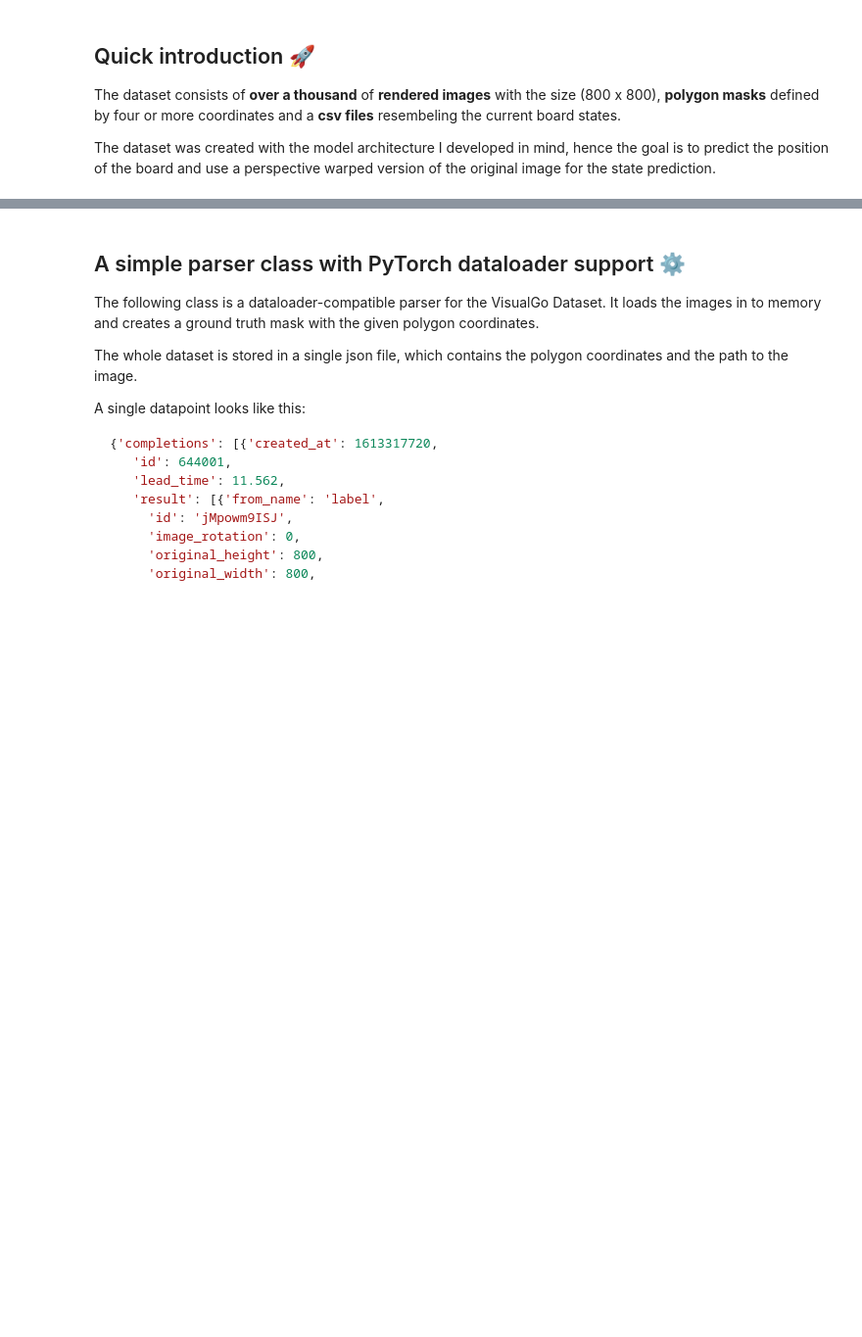
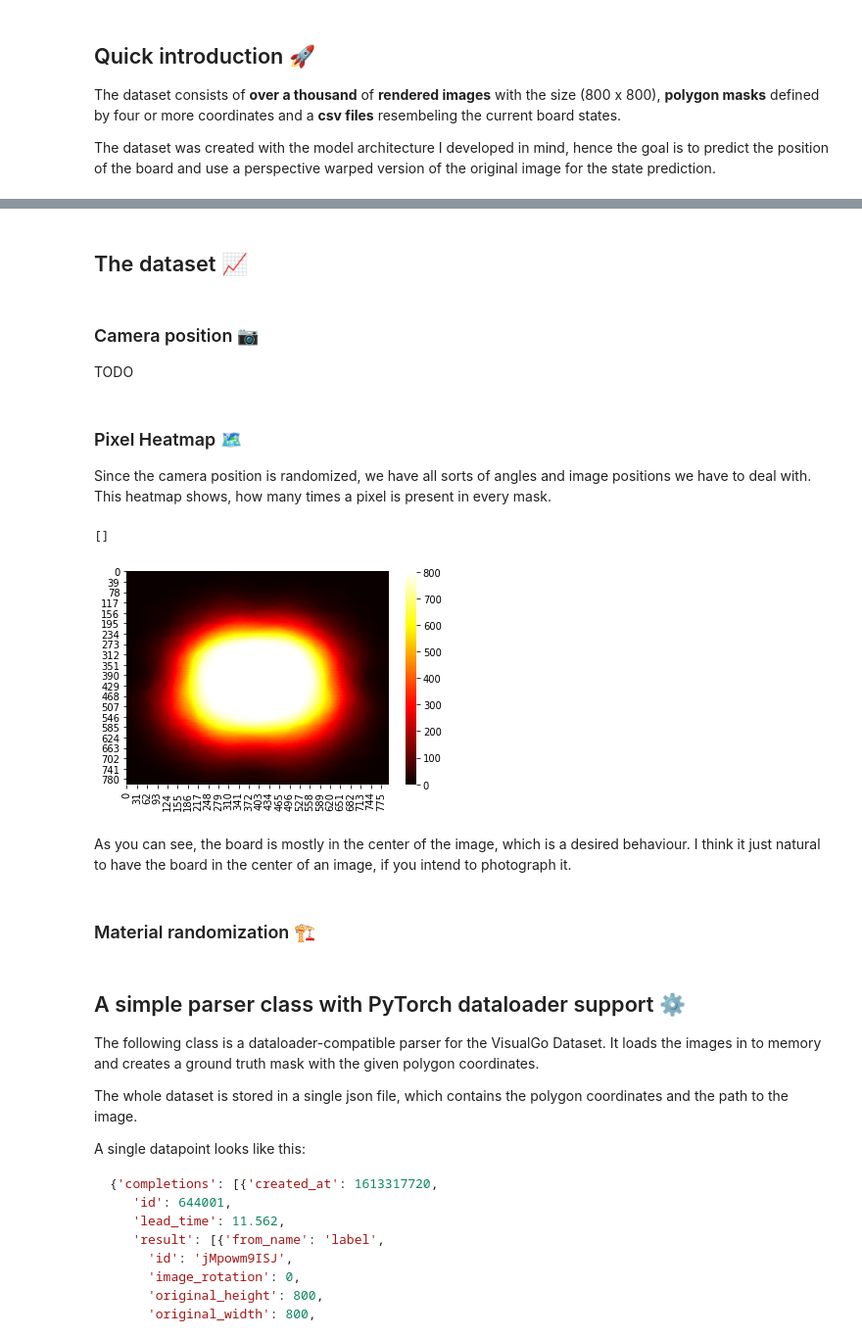
Before and after one commit to LuanAdemi/VisualGo, a Jupyter notebook: EDA.ipynb, the cells around one changed output, grey strips where cells are left out. Shown at 98% size. Saved outputs shown, nothing was run; the diff lists cells and outputs as text; code cells hidden in the pictures; blank space fills up the shorter version.

```diff
--- a/EDA.ipynb
+++ b/EDA.ipynb
@@ -59,3 +64,26 @@ This left me with the dataset that I used in this project, which we are going to
+# %% [markdown]
+## The dataset 📈
+# %% [markdown]
+### Camera position 📷
+
+TODO
+# %% [markdown]
+### Pixel Heatmap 🗺️
+Since the camera position is randomized, we have all sorts of angles and image positions we have to deal with. This heatmap shows, how many times a pixel is present in every mask.
+# %%
+d = MaskDataset("result.json","board_masks/upload/", 800)
+hm = d[0][1]
+for i in range(1, len(d)):
+    hm += d[i][1]
+sns.heatmap(hm, cmap="hot")
+plt.plot()
+# %% [output]
+[]
+[figure, added]
+# %% [markdown]
+As you can see, the board is mostly in the center of the image, which is a desired behaviour. I think it just natural to have the board in the center of an image, if you intend to photograph it.
+# %% [markdown]
+### Material randomization 🏗️
 # %% [markdown]
 ## A simple parser class with PyTorch dataloader support ⚙️
 The following class is a dataloader-compatible parser for the VisualGo Dataset. It loads the images in to memory and creates a ground truth mask with the given polygon coordinates.
```
Also changed, not shown: parts of 8 cells of this notebook, 10 other files.
